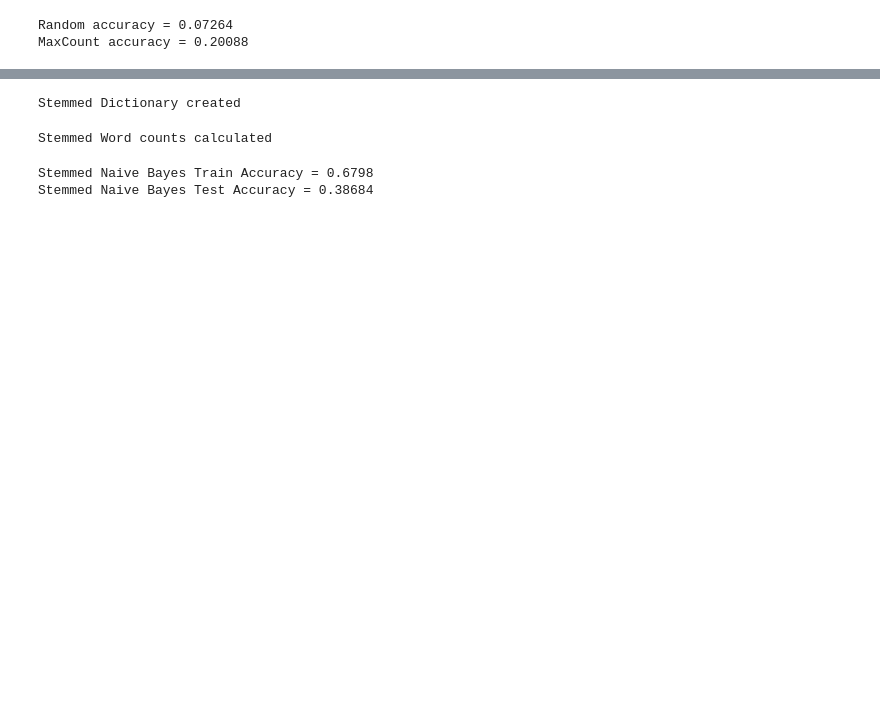
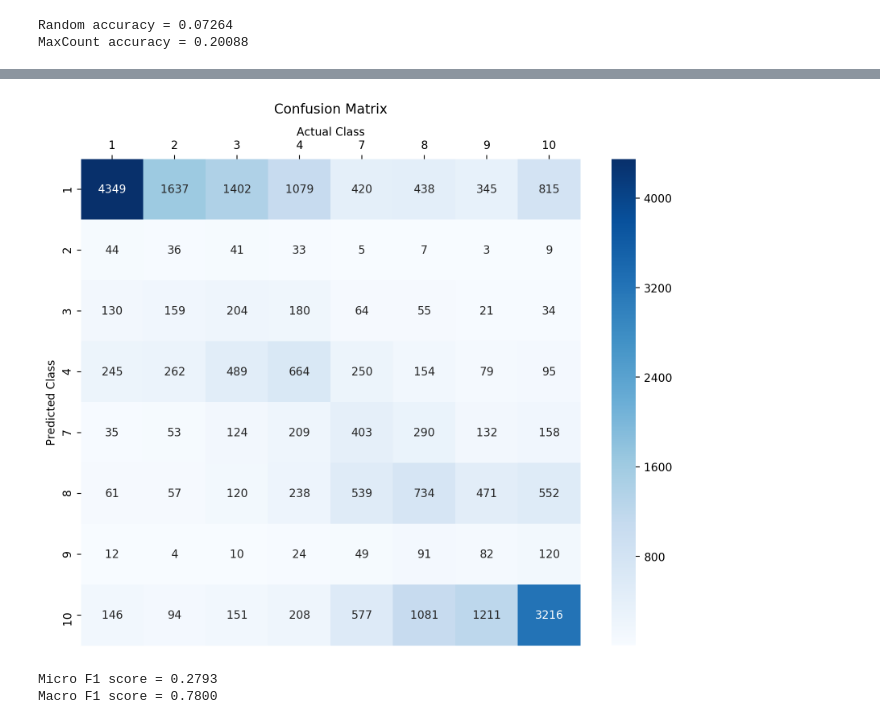
Before and after one commit to anoopv511/COL-774-Assignments, a Jupyter notebook: Assignment 2/Naive Bayes.ipynb, the cells around one changed output, grey strips where cells are left out. Saved outputs shown, nothing was run; the diff lists cells and outputs as text; code cells hidden in the pictures; blank space fills up the shorter version.

Commit message:
Finished Naive Bayes implementation with all functionalities

```diff
--- a/Assignment 2/Naive Bayes.ipynb
+++ b/Assignment 2/Naive Bayes.ipynb
@@ -72,0 +6,29 @@ del x_train,x_test,words,diction,word_counts_per_class
+# %%
+# Train and Test Data
+x_train = np.loadtxt('./data/imdb/imdb_train_text.txt',delimiter='\n',dtype='str',comments=None)
+y_train = np.loadtxt('./data/imdb/imdb_train_labels.txt',delimiter='\n',dtype=np.int64)
+x_test = np.loadtxt('./data/imdb/imdb_test_text.txt',delimiter='\n',dtype='str',comments=None)
+y_test = np.loadtxt('./data/imdb/imdb_test_labels.txt',delimiter='\n',dtype=np.int64)
+print("Loaded Train and Test Data")
+
+# Create Dictionary
+diction = get_diction(x_train,"./data/tmp/diction.pickle",case=False,save_data=True,load_data=True)
+
+# Calculate Word Counts per Class
+labels, label_counts = np.unique(y_train,return_counts=True)
+class_label_map = dict(zip(labels,np.arange(labels.shape[0])))
+word_counts_per_class = features_count(x_train,y_train,"./data/tmp/word_counts_per_class.pickle",diction,labels,class_label_map,classifierType="NB",featureMap=None,featureType="count",ngram_type=1,n=1,dtype=np.int64,case=False,save_data=True,load_data=True,featureName="Word counts")
+
+# Calculate Parameters
+theta = np.divide(word_counts_per_class+1,word_counts_per_class.sum(axis=1).reshape(-1,1)+len(diction.keys()))
+phi = label_counts/y_train.shape[0]
+log_theta = np.log(theta)
+log_phi = np.log(phi)
+
+# Train Accuracy
+train_pred = accuracy(x_train,y_train,log_theta,log_phi,diction,labels,"NB",True,"Naive Bayes")
+
+# Test Accuracy
+test_pred = accuracy(x_test,y_test,log_theta,log_phi,diction,labels,"NB",False,"Naive Bayes")
+
+del x_train,x_test,diction,word_counts_per_class
@@ -140,27 +53,0 @@ new_x_test = np.loadtxt('./data/imdb/new_imdb_test_text.txt',delimiter='\n',dtyp
-# %%
-# Create New Dictionary
-words = []
-for doc in new_x_train:
-    words += set(tokenize(doc))
-words = set(words)
-diction = dict(zip(list(words),np.arange(len(words))))
-save(diction,"./data/tmp/new_diction.pickle")
-# diction = load("./data/tmp/new_diction.pickle")
-print("Stemmed Dictionary created")
-# %% [output]
-Stemmed Dictionary created
-# %%
-# Calculate New Word Counts per Class
-labels, label_counts = np.unique(y_train,return_counts=True)
-class_label_map = dict(zip(labels,np.arange(labels.shape[0])))
-word_counts_per_class = np.zeros((labels.shape[0],len(diction.keys())),dtype=np.int64)
-for idx, doc in enumerate(new_x_train):
-    doc_words = tokenize(doc)
-    unique_doc_words, word_count = np.unique(doc_words,return_counts=True)
-    for idy, w in enumerate(unique_doc_words):
-        word_counts_per_class[class_label_map[y_train[idx]],diction[w]] += word_count[idy]
-save(word_counts_per_class,"./data/tmp/new_word_counts_per_class.pickle")
-# word_counts_per_class = load("./data/tmp/new_word_counts_per_class.pickle")
-print("Stemmed Word counts calculated")
-# %% [output]
-Stemmed Word counts calculated
@@ -172,13 +54,9 @@ log_phi = np.log(phi)
-# %%
-# Train Accuracy
-n_nb_train_labels = np.array([predict(doc,log_theta,log_phi,diction) for doc in new_x_train])
-n_nb_train_accuracy = (y_train == n_nb_train_labels).sum()/float(y_train.shape[0])
-print("Stemmed Naive Bayes Train Accuracy = {0}".format(n_nb_train_accuracy))
-
-# Test Accuracy
-n_nb_test_labels = np.array([predict(doc,log_theta,log_phi,diction) for doc in new_x_test])
-n_nb_test_accuracy = (y_test == n_nb_test_labels).sum()/float(y_test.shape[0])
-print("Stemmed Naive Bayes Test Accuracy = {0}".format(n_nb_test_accuracy))
-# %% [output]
-Stemmed Naive Bayes Train Accuracy = 0.6798
-Stemmed Naive Bayes Test Accuracy = 0.38684
+# %%
+%matplotlib inline
+mpl.rcParams['figure.dpi'] = 200
+
+get_conf_matrix(y_test,test_pred,labels,class_label_map,True)
+# %% [output]
+[figure, added]
+Micro F1 score = 0.2793
+Macro F1 score = 0.7800
```
Also changed, not shown: parts of 17 cells of this notebook, 1 other file.
